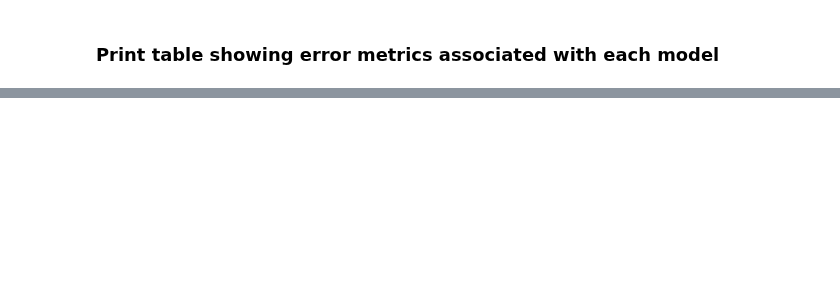
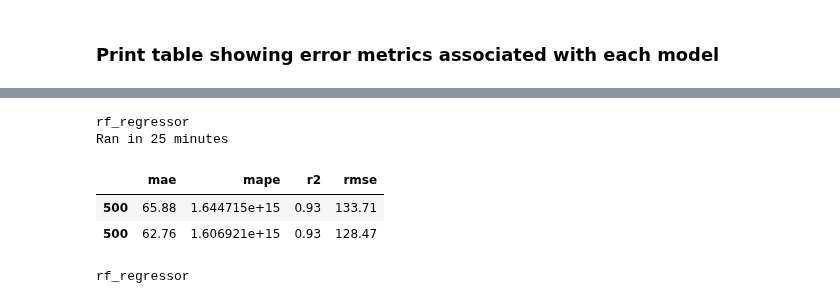
Before and after one commit to nickmalleson/footfall, a Jupyter notebook: MelbourneAnalysis/3. Modelling/2a. ModelSelection_TestModelType_WithCV.ipynb, the cells around one changed output, grey strips where cells are left out. Cells and saved outputs as stored; diff of their text form; code cells hidden in the pictures; blank space fills up the shorter version.

```diff
--- a/MelbourneAnalysis/3. Modelling/2a. ModelSelection_TestModelType_WithCV.ipynb
+++ b/MelbourneAnalysis/3. Modelling/2a. ModelSelection_TestModelType_WithCV.ipynb
@@ -48,7 +48,8 @@ rf_model_pipeline = Pipeline(steps=[['scaler',StandardScaler()],['rf_regressor',
 xgb_model_pipeline = Pipeline(steps=[['scaler',StandardScaler()],['xgb_regressor',xgb.XGBRegressor(random_state=1, n_jobs = 16)]])
 et_model_pipeline = Pipeline(steps=[['scaler',StandardScaler()],['et_regressor',ExtraTreesRegressor (random_state = 1, n_jobs = 16)]])
 # %%
-models_dict = {"linear_regressor": lr_model_pipeline, "xgb_regressor":xgb_model_pipeline,
+models_dict = {
+    #"linear_regressor": lr_model_pipeline, "xgb_regressor":xgb_model_pipeline,
                "rf_regressor":rf_model_pipeline}
 # %% [markdown]
 ### Use CV to return error metrics for the datasets produced with different buffer sizes
@@ -77,7 +102,7 @@ for model_name, model_pipeline in models_dict.items():
     # Add evaluation metric scores for this model to the dataframe containing the metrics for each model
     error_metric_scores = error_metric_scores.append(error_metrics_df)
     # Save error scores for this distance to file
-    error_metrics_df.to_csv('Results/CV/ComparingModels/{}_{}m_error_metric_scores.csv'.format(model_name,buffer_size_m),index=False)
+    #error_metrics_df.to_csv('Results/CV/ComparingModels/{}_{}m_error_metric_scores.csv'.format(model_name,buffer_size_m),index=False)
 
 # Save dataframes of error metrics for each buffer distance
-error_metric_scores.to_csv('Results/CV/ComparingModels/comparingmodels_error_metric_scores.csv')
+#error_metric_scores.to_csv('Results/CV/ComparingModels/comparingmodels_error_metric_scores.csv')
@@ -94,0 +119,8 @@ result
+# %%
+buffer_size_m = 500
+Xfull, Yfull, data_time_columns = prepare_x_y_data(buffer_size_m)
+
+Xfull.drop(['Monday', 'Saturday', 'Sunday', 'Thursday', 'Tuesday', 'Wednesday'], inplace=True, axis=1)
+Xfull.drop(['month_2', 'month_3', 'month_4', 'month_5', 'month_6', 'month_7',
+       'month_8', 'month_9', 'month_10', 'month_11', 'month_12'], inplace=True, axis=1)
+Xfull.columns
@@ -94,0 +145,35 @@ result
+# %%
+# Dataframe to store the scores for all the models
+# error_metric_scores = pd.DataFrame()
+
+for model_name, model_pipeline in models_dict.items():
+    print(model_name)
+    # Use cross_validate to return the error scores associated with this model and this data
+    start = time()
+    model_output = cross_validate(model_pipeline, Xfull, Yfull, cv=cv_parameters, scoring=error_metrics, error_score="raise")
+    end = time()
+    print('Ran in {} minutes'.format(round((end - start)/60),2))
+
+    # Formulate the different error scores into a dataframe
+    error_metrics_df =pd.DataFrame({'mae': round(abs(model_output['test_neg_mean_absolute_error'].mean()),2),
+                  'mape': round(abs(model_output['test_neg_mean_absolute_percentage_error'].mean()),2),
+                  'r2': round(abs(model_output['test_r2'].mean()),2),
+                  'rmse': round(abs(model_output['test_neg_root_mean_squared_error'].mean()),2)},
+                 index =["{}".format(buffer_size_m)])
+
+    # Add evaluation metric scores for this model to the dataframe containing the metrics for each model
+    error_metric_scores = error_metric_scores.append(error_metrics_df)
+    # Save error scores for this distance to file
+    #error_metrics_df.to_csv('Results/CV/ComparingModels/{}_{}m_error_metric_scores.csv'.format(model_name,buffer_size_m),index=False)
+
+# Save dataframes of error metrics for each buffer distance
+#error_metric_scores.to_csv('Results/CV/ComparingModels/comparingmodels_error_metric_scores.csv')
+# %% [output]
+rf_regressor
+Ran in 25 minutes
+# %%
+error_metric_scores
+# %% [output]
+|  | mae | mape | r2 | rmse |
+| 500 | 65.88 | 1.644715e+15 | 0.93 | 133.71 |
+| 500 | 62.76 | 1.606921e+15 | 0.93 | 128.47 |
@@ -94,0 +182,28 @@ result
+# %%
+# Dataframe to store the scores for all the models
+# error_metric_scores = pd.DataFrame()
+
+for model_name, model_pipeline in models_dict.items():
+    print(model_name)
+    # Use cross_validate to return the error scores associated with this model and this data
+    start = time()
+    model_output = cross_validate(model_pipeline, Xfull, Yfull, cv=cv_parameters, scoring=error_metrics, error_score="raise")
+    end = time()
+    print('Ran in {} minutes'.format(round((end - start)/60),2))
+
+    # Formulate the different error scores into a dataframe
+    error_metrics_df =pd.DataFrame({'mae': round(abs(model_output['test_neg_mean_absolute_error'].mean()),2),
+                  'mape': round(abs(model_output['test_neg_mean_absolute_percentage_error'].mean()),2),
+                  'r2': round(abs(model_output['test_r2'].mean()),2),
+                  'rmse': round(abs(model_output['test_neg_root_mean_squared_error'].mean()),2)},
+                 index =["{}".format(buffer_size_m)])
+
+    # Add evaluation metric scores for this model to the dataframe containing the metrics for each model
+    error_metric_scores = error_metric_scores.append(error_metrics_df)
+    # Save error scores for this distance to file
+    #error_metrics_df.to_csv('Results/CV/ComparingModels/{}_{}m_error_metric_scores.csv'.format(model_name,buffer_size_m),index=False)
+
+# Save dataframes of error metrics for each buffer distance
+#error_metric_scores.to_csv('Results/CV/ComparingModels/comparingmodels_error_metric_scores.csv')
+# %% [output]
+rf_regressor
```
Also changed, not shown: parts of 7 cells of this notebook, 6 other files.
